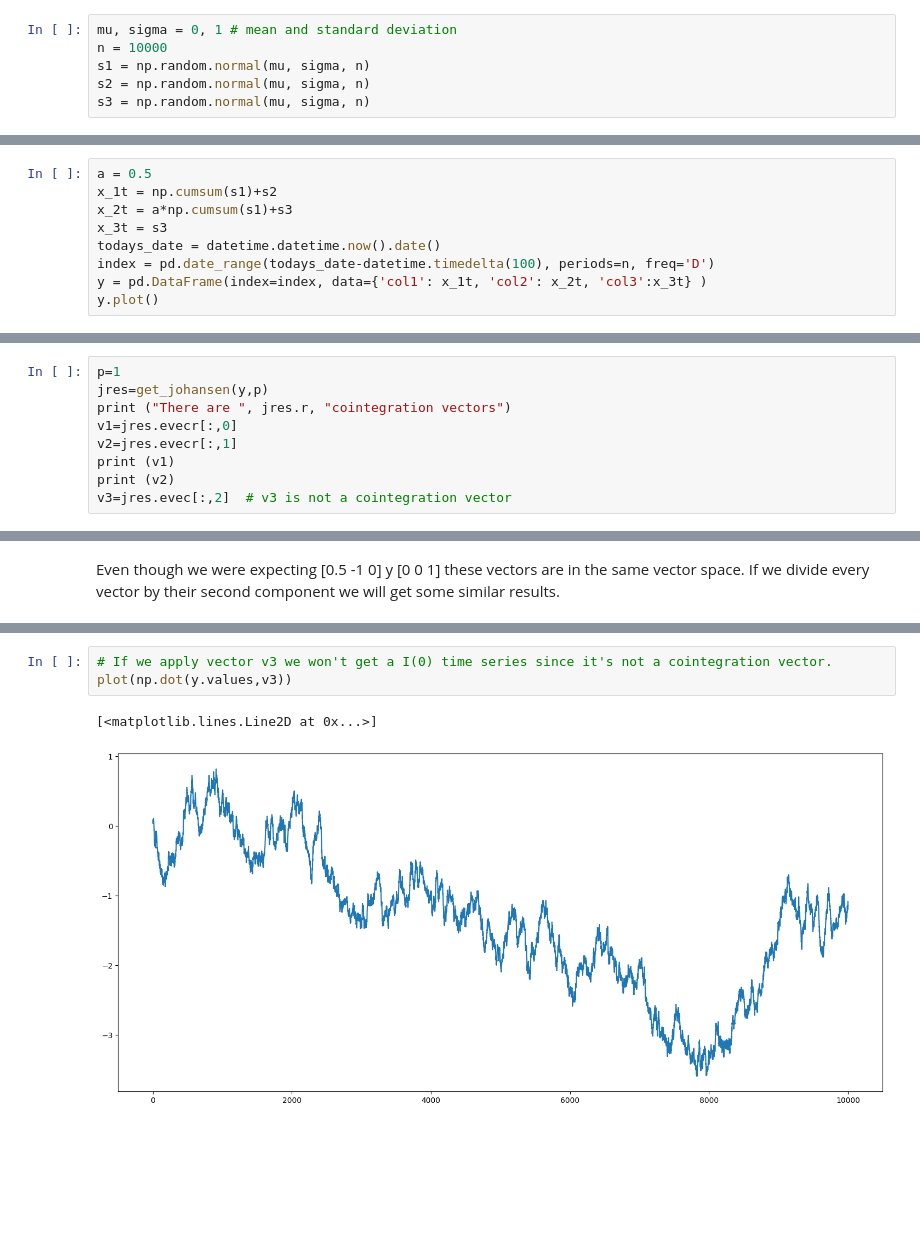
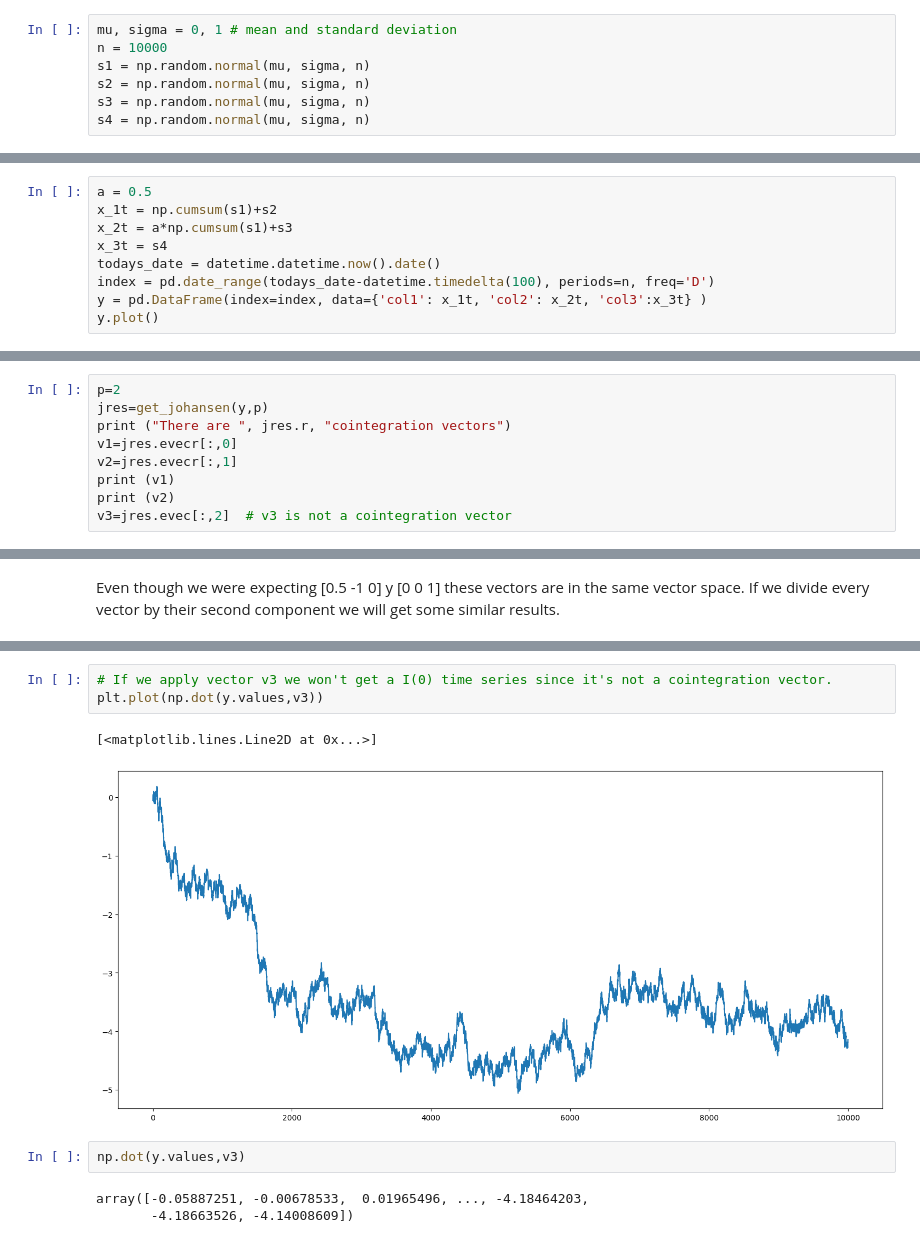
Before and after one commit to BeniGottesman/TradingBot, a Jupyter notebook: Other/Notebooks/cointegration-example.ipynb, the cells around one changed output, grey strips where cells are left out. Saved outputs shown, nothing was run; the diff lists cells and outputs as text; blank space fills up the shorter version.

```diff
--- a/Other/Notebooks/cointegration-example.ipynb
+++ b/Other/Notebooks/cointegration-example.ipynb
@@ -22,6 +22,7 @@ n = 10000
 s1 = np.random.normal(mu, sigma, n)
 s2 = np.random.normal(mu, sigma, n)
 s3 = np.random.normal(mu, sigma, n)
+s4 = np.random.normal(mu, sigma, n)
 # %%
 s = s1
 plt.figure(1)
@@ -49,7 +50,7 @@ and
 a = 0.5
 x_1t = np.cumsum(s1)+s2
 x_2t = a*np.cumsum(s1)+s3
-x_3t = s3
+x_3t = s4
 todays_date = datetime.datetime.now().date()
 index = pd.date_range(todays_date-datetime.timedelta(100), periods=n, freq='D')
 y = pd.DataFrame(index=index, data={'col1': x_1t, 'col2': x_2t, 'col3':x_3t} )
@@ -128,5 +146,5 @@ def get_johansen(y, p):
 # %%
-p=1
+p=2
 jres=get_johansen(y,p)
 print ("There are ", jres.r, "cointegration vectors")
 v1=jres.evecr[:,0]
@@ -162,6 +185,11 @@ NameError: name 'plot' is not defined
 # %%
 # If we apply vector v3 we won't get a I(0) time series since it's not a cointegration vector.
-plot(np.dot(y.values,v3))
+plt.plot(np.dot(y.values,v3))
 # %% [output]
 [<matplotlib.lines.Line2D at 0x...>]
-[figure, old version]
+[figure, new version]
+# %%
+np.dot(y.values,v3)
+# %% [output]
+array([-0.05887251, -0.00678533,  0.01965496, ..., -4.18464203,
+       -4.18663526, -4.14008609])
```
Also changed, not shown: parts of 14 cells of this notebook, 3 other files.
